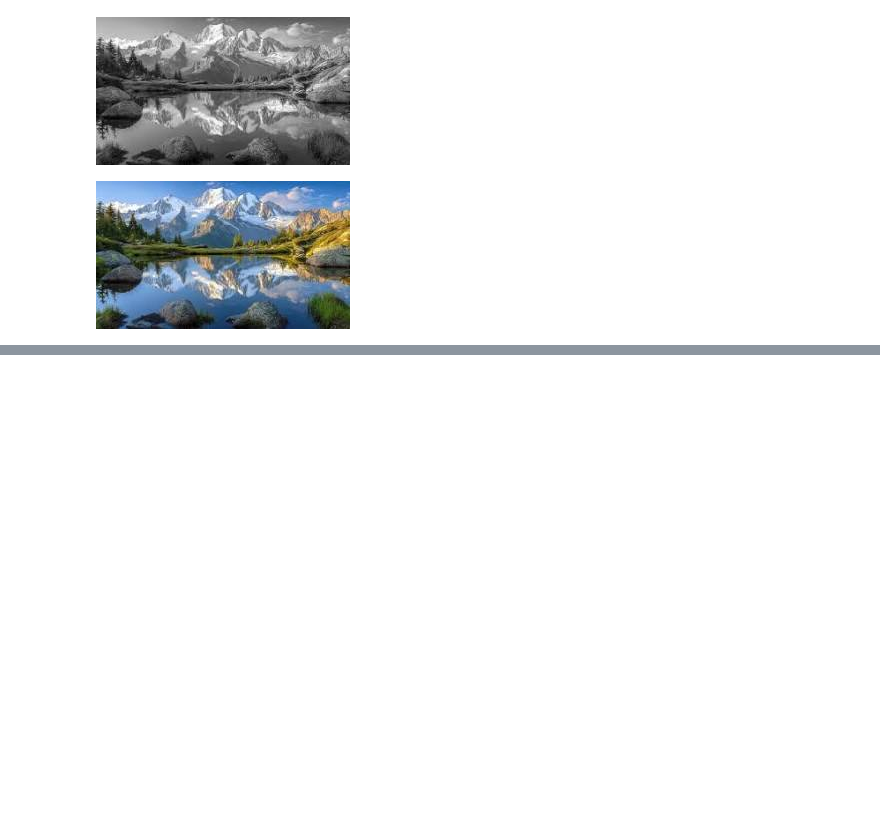
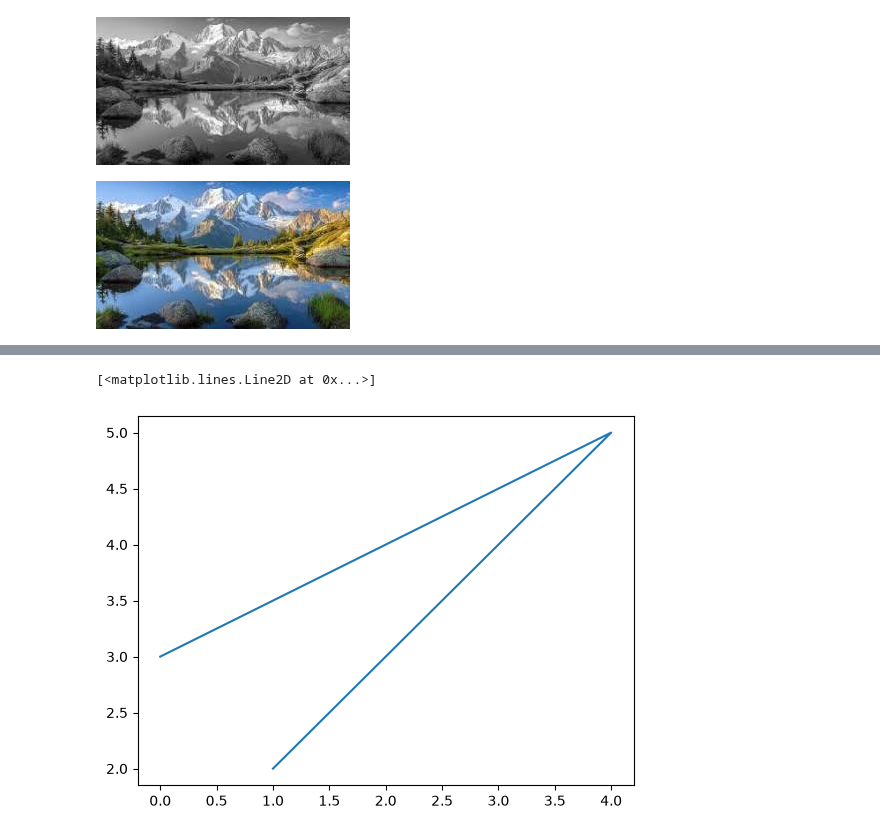
Before and after one commit to hemraj2613/Python-with-Data-Science, a Jupyter notebook: day22.ipynb, the cells around one changed output, grey strips where cells are left out. Cells and saved outputs as stored; diff of their text form; code cells hidden in the pictures; blank space fills up the shorter version.

```diff
--- a/day22.ipynb
+++ b/day22.ipynb
@@ -227,0 +249,5 @@ image.convert("RGB")
+# %%
+pl.plot([0,4,1], [3,5,2])
+# %% [output]
+[<matplotlib.lines.Line2D at 0x...>]
+[figure, added]
```
Also changed, not shown: parts of 16 cells of this notebook.
